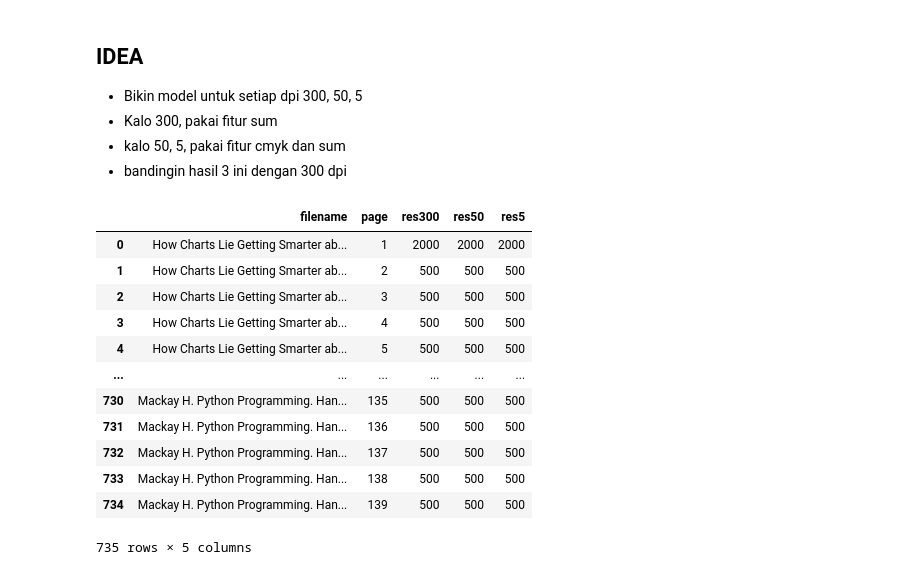
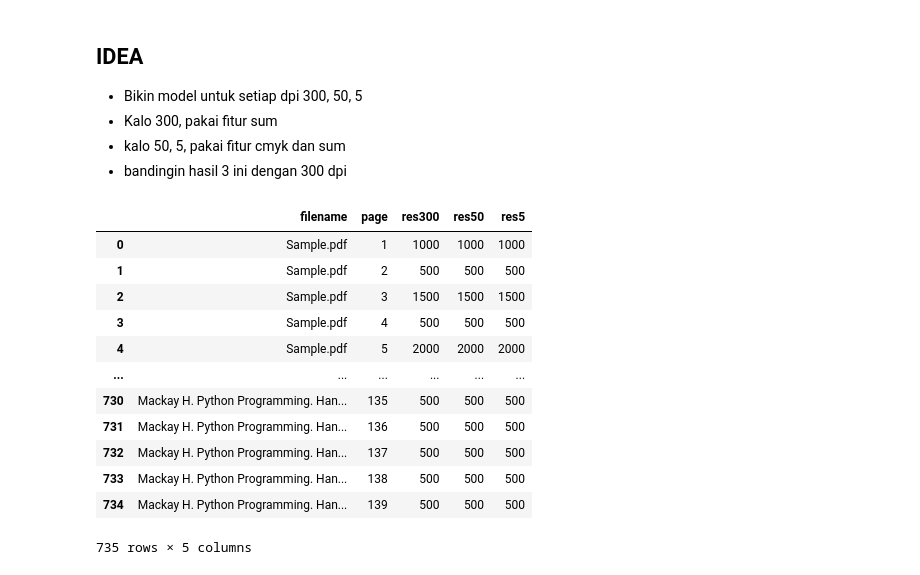
Before and after one commit to rasyidev/print-cost, a Jupyter notebook: notebook/Untitled.ipynb, the cells around one changed output. Drawn from its saved outputs; the diff is of its cells as text; code cells hidden in the pictures.

```diff
--- a/notebook/Untitled.ipynb
+++ b/notebook/Untitled.ipynb
@@ -271,15 +328,15 @@ df[(df['dpi'] == 5) & (df['diff'] >=10) & (df['options'] == 'txt_img_aa' )]
 - kalo 50, 5, pakai fitur cmyk dan sum
 - bandingin hasil 3 ini dengan 300 dpi
 # %%
-df2 = pd.read_csv("../outputs/dpi_300_50_5_accuracy.csv")
+df2 = pd.read_csv("../datasets/test-set/dpi_300_50_5_accuracy.csv")
 df2
 # %% [output]
 |  | filename | page | res300 | res50 | res5 |
-| 0 | How Charts Lie Getting Smarter ab... | 1 | 2000 | 2000 | 2000 |
-| 1 | How Charts Lie Getting Smarter ab... | 2 | 500 | 500 | 500 |
-| 2 | How Charts Lie Getting Smarter ab... | 3 | 500 | 500 | 500 |
-| 3 | How Charts Lie Getting Smarter ab... | 4 | 500 | 500 | 500 |
-| 4 | How Charts Lie Getting Smarter ab... | 5 | 500 | 500 | 500 |
+| 0 | Sample.pdf | 1 | 1000 | 1000 | 1000 |
+| 1 | Sample.pdf | 2 | 500 | 500 | 500 |
+| 2 | Sample.pdf | 3 | 1500 | 1500 | 1500 |
+| 3 | Sample.pdf | 4 | 500 | 500 | 500 |
+| 4 | Sample.pdf | 5 | 2000 | 2000 | 2000 |
 | ... | ... | ... | ... | ... | ... |
 | 730 | Mackay H. Python Programming. Han... | 135 | 500 | 500 | 500 |
 | 731 | Mackay H. Python Programming. Han... | 136 | 500 | 500 | 500 |
```
Also changed, not shown: parts of 15 cells of this notebook, 15 other files.
